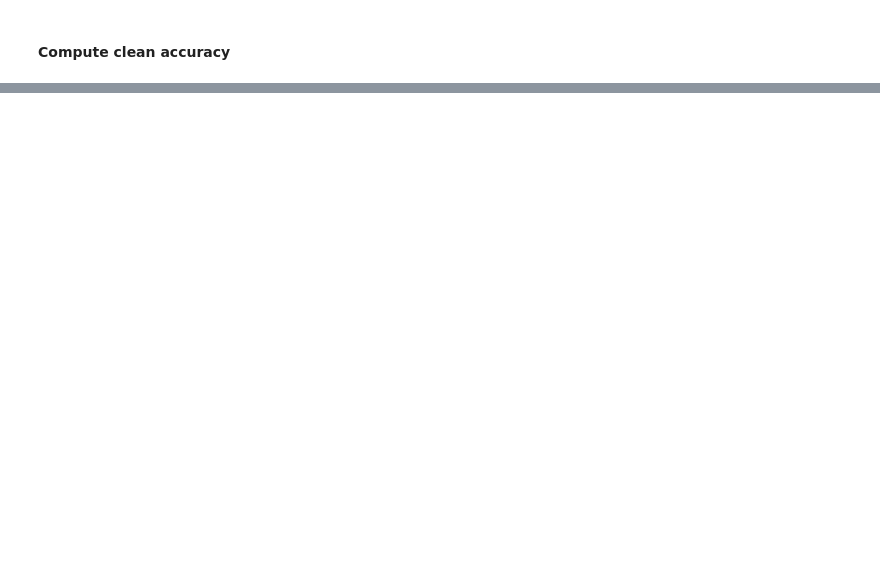
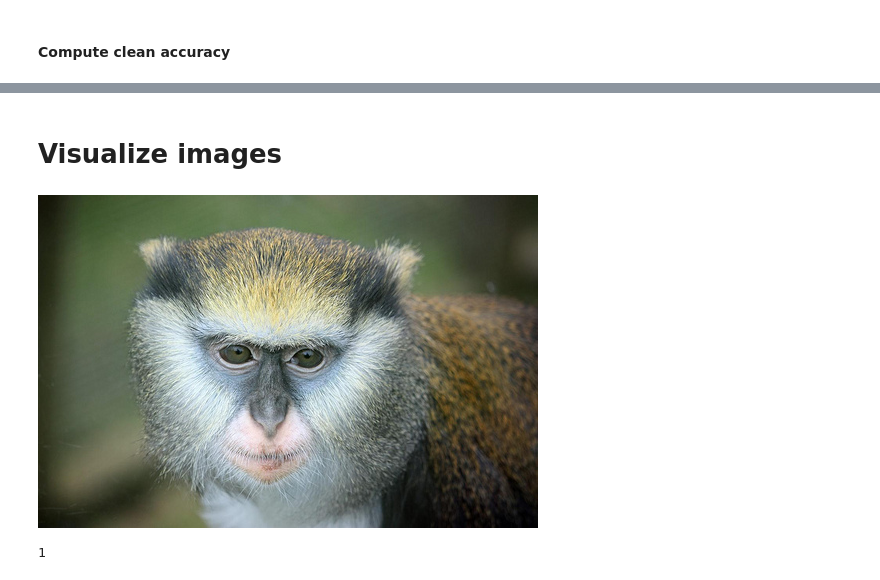
Before and after one commit to thobauma/AADefDINO, a Jupyter notebook: notebooks/AdversarialBenchmark.ipynb, the cells around one changed output, grey strips where cells are left out. Cells and saved outputs as stored; diff of their text form; code cells hidden in the pictures; blank space fills up the shorter version.

```diff
--- a/notebooks/AdversarialBenchmark.ipynb
+++ b/notebooks/AdversarialBenchmark.ipynb
@@ -140,0 +278,7 @@ FileNotFoundError: [Errno 2] No such file or directory: '/cluster/scratch/thobau
+# %% [markdown]
+# Visualize images
+# %%
+from PIL import Image
+Image.open("/cluster/scratch/thobauma/dl_data/ori_data/validation/images/ILSVRC2012_val_00000013.JPEG")
+# %% [output]
+[figure, added]
@@ -140,0 +295,5 @@ FileNotFoundError: [Errno 2] No such file or directory: '/cluster/scratch/thobau
+# %%
+vis_loader = create_loader(ORI_IMAGES_PATH, ORI_LABEL_PATH, [12], None, BATCH_SIZE, is_adv_training=True)
+len(vis_loader.dataset)
+# %% [output]
+1
```
Also changed, not shown: parts of 27 cells of this notebook, 4 other files.
